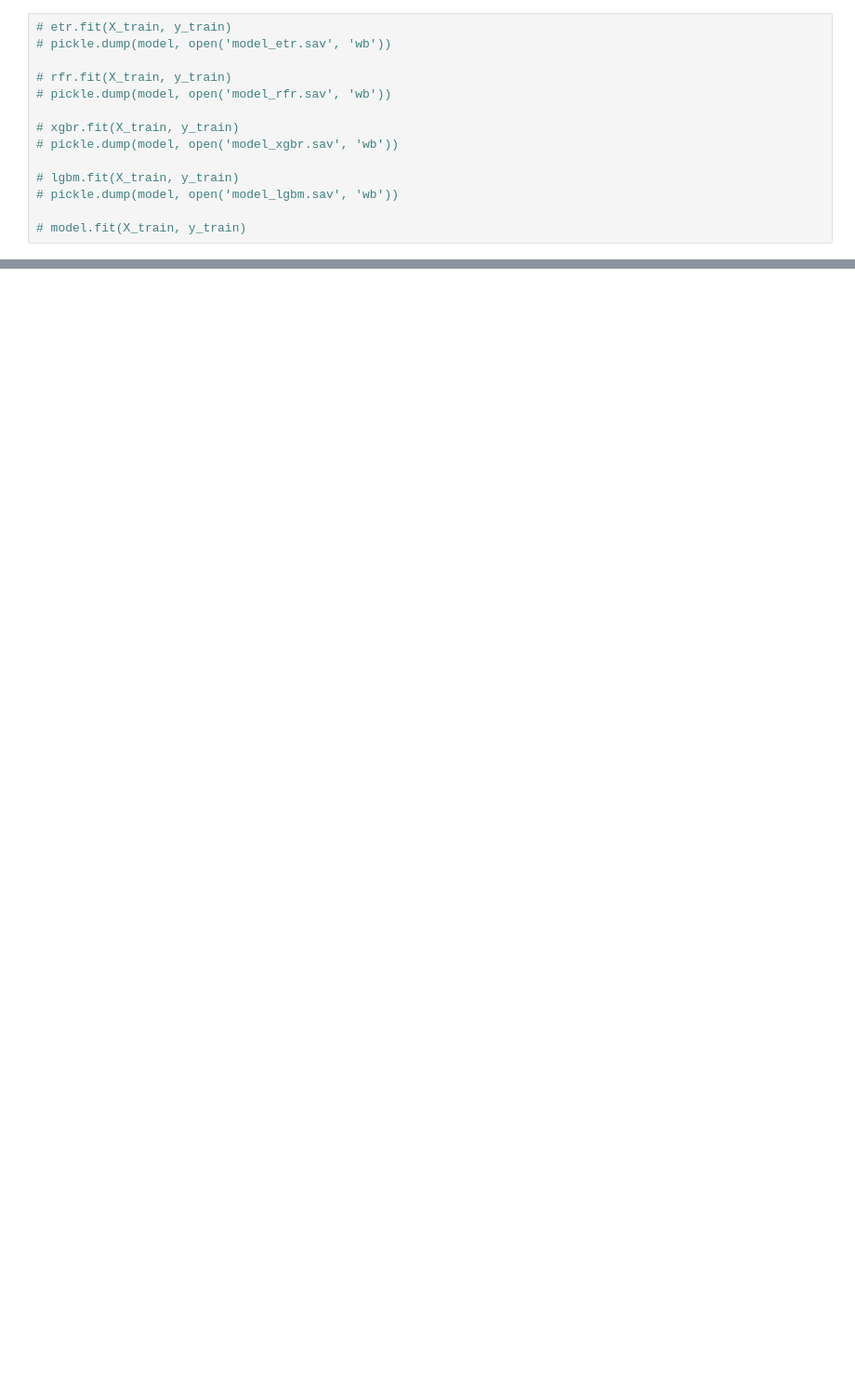
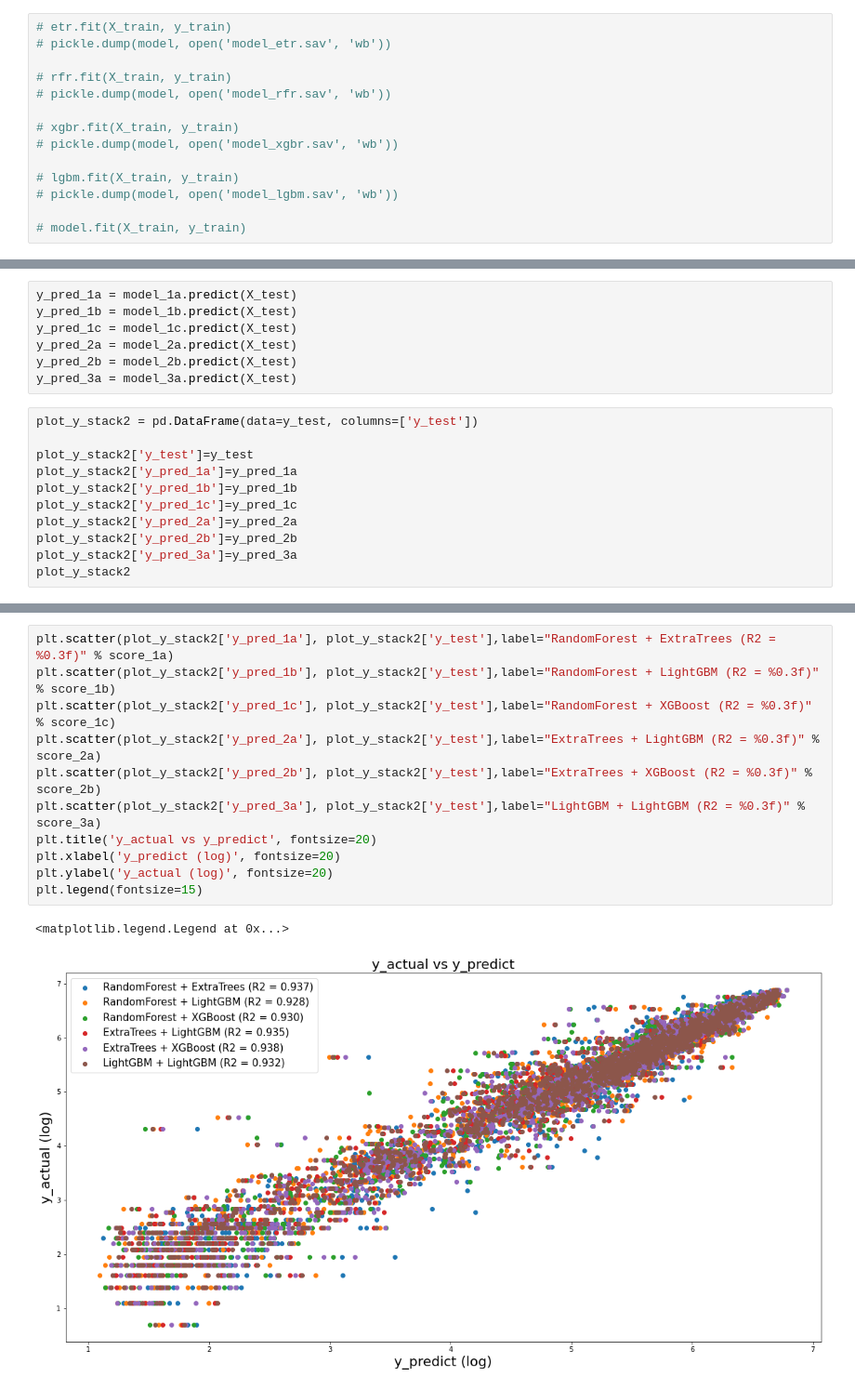
Before and after one commit to RudyBourez/Bike_Sharing, a Jupyter notebook: Modèles/Stacking_ML.ipynb, the cells around one changed output, grey strips where cells are left out. Shown at 93% size. Saved outputs shown, nothing was run; the diff lists cells and outputs as text; blank space fills up the shorter version.

```diff
--- a/Modèles/Stacking_ML.ipynb
+++ b/Modèles/Stacking_ML.ipynb
@@ -367,0 +474,18 @@ ValueError: Invalid 'estimators' attribute, 'estimators' should be a list of (st
+# %%
+y_pred_1a = model_1a.predict(X_test)
+y_pred_1b = model_1b.predict(X_test)
+y_pred_1c = model_1c.predict(X_test)
+y_pred_2a = model_2a.predict(X_test)
+y_pred_2b = model_2b.predict(X_test)
+y_pred_3a = model_3a.predict(X_test)
+# %%
+plot_y_stack2 = pd.DataFrame(data=y_test, columns=['y_test'])
+
+plot_y_stack2['y_test']=y_test
+plot_y_stack2['y_pred_1a']=y_pred_1a
+plot_y_stack2['y_pred_1b']=y_pred_1b
+plot_y_stack2['y_pred_1c']=y_pred_1c
+plot_y_stack2['y_pred_2a']=y_pred_2a
+plot_y_stack2['y_pred_2b']=y_pred_2b
+plot_y_stack2['y_pred_3a']=y_pred_3a
+plot_y_stack2
@@ -367,0 +506,14 @@ ValueError: Invalid 'estimators' attribute, 'estimators' should be a list of (st
+# %%
+plt.scatter(plot_y_stack2['y_pred_1a'], plot_y_stack2['y_test'],label="RandomForest + ExtraTrees (R2 = %0.3f)" % score_1a)
+plt.scatter(plot_y_stack2['y_pred_1b'], plot_y_stack2['y_test'],label="RandomForest + LightGBM (R2 = %0.3f)" % score_1b)
+plt.scatter(plot_y_stack2['y_pred_1c'], plot_y_stack2['y_test'],label="RandomForest + XGBoost (R2 = %0.3f)" % score_1c)
+plt.scatter(plot_y_stack2['y_pred_2a'], plot_y_stack2['y_test'],label="ExtraTrees + LightGBM (R2 = %0.3f)" % score_2a)
+plt.scatter(plot_y_stack2['y_pred_2b'], plot_y_stack2['y_test'],label="ExtraTrees + XGBoost (R2 = %0.3f)" % score_2b)
+plt.scatter(plot_y_stack2['y_pred_3a'], plot_y_stack2['y_test'],label="LightGBM + LightGBM (R2 = %0.3f)" % score_3a)
+plt.title('y_actual vs y_predict', fontsize=20)
+plt.xlabel('y_predict (log)', fontsize=20)
+plt.ylabel('y_actual (log)', fontsize=20)
+plt.legend(fontsize=15)
+# %% [output]
+<matplotlib.legend.Legend at 0x...>
+[figure, added]
```
Also changed, not shown: parts of 31 cells of this notebook, 1 other file.
